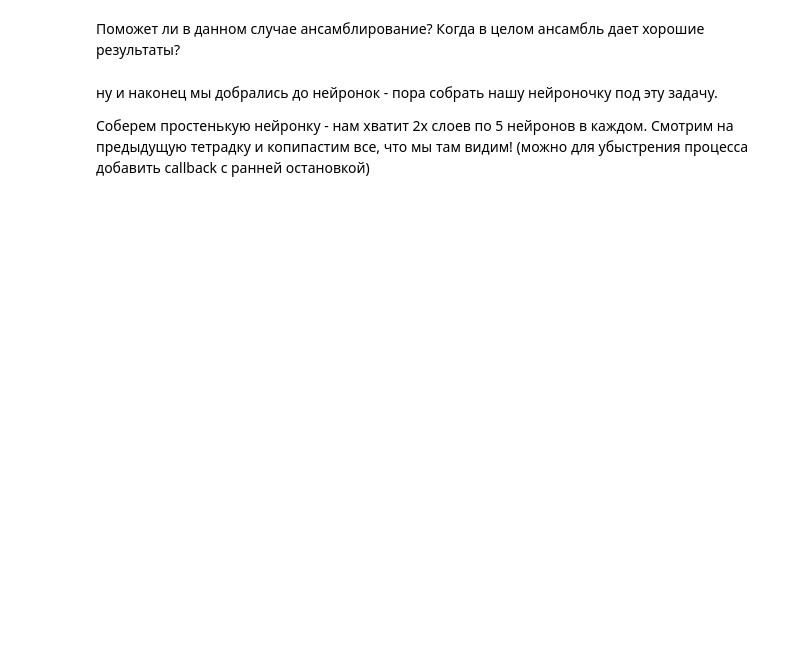
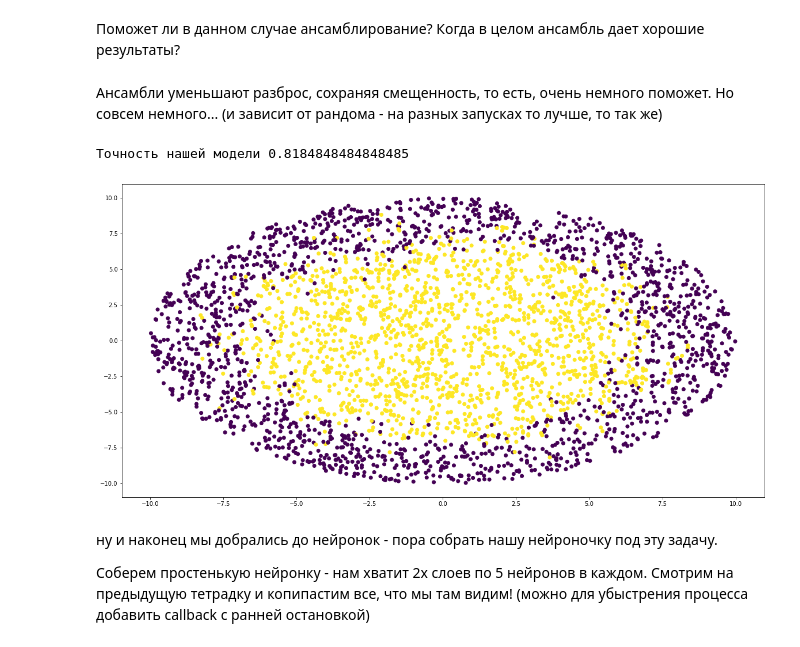
Before and after one commit to fortvivlan/DL_HSE_homeworks, a Jupyter notebook: hw_1/sem1_my_first_neural_network.ipynb, the cells around one changed output. Drawn from its saved outputs; the diff is of its cells as text; code cells hidden in the pictures; blank space fills up the shorter version.

```diff
--- a/hw_1/sem1_my_first_neural_network.ipynb
+++ b/hw_1/sem1_my_first_neural_network.ipynb
@@ -132,21 +134,26 @@ plt.show()
 # %% [markdown]
 Поможет ли в данном случае ансамблирование? Когда в целом ансамбль дает хорошие результаты?
+# %% [markdown]
+Ансамбли уменьшают разброс, сохраняя смещенность, то есть, очень немного поможет. Но совсем немного... (и зависит от рандома - на разных запусках то лучше, то так же)
 # %%
 from sklearn.ensemble import RandomForestClassifier
 
 #########################################
-# Ваш код
-
-predict_forest = # ...
+forest = RandomForestClassifier()
+forest.fit(X_train, y_train)
+predict_forest = forest.predict(X_test)
 print(f'Точность нашей модели {accuracy_score(predict_forest, y_test)}')
 
-predict_forest_proba = # ...
+predict_forest_proba = [np.argmax(x) for x in forest.predict_proba(X_test)]
 
 #########################################
 
 plt.figure(figsize=(20, 10))
 plt.scatter(X_test['x1'], X_test['x2'], c = predict_forest_proba)
 plt.show()
+# %% [output]
+Точность нашей модели 0.8184848484848485
+[figure, added]
 # %% [markdown]
 ну и наконец мы добрались до нейронок - пора собрать нашу нейроночку под эту задачу.
 
```
Also changed, not shown: parts of 23 cells of this notebook.
